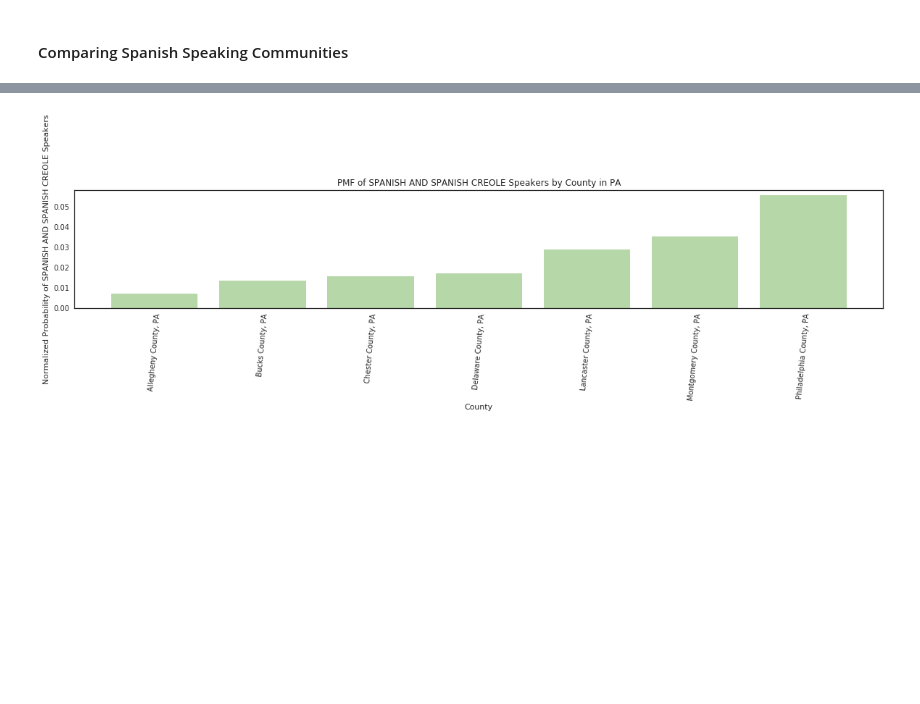
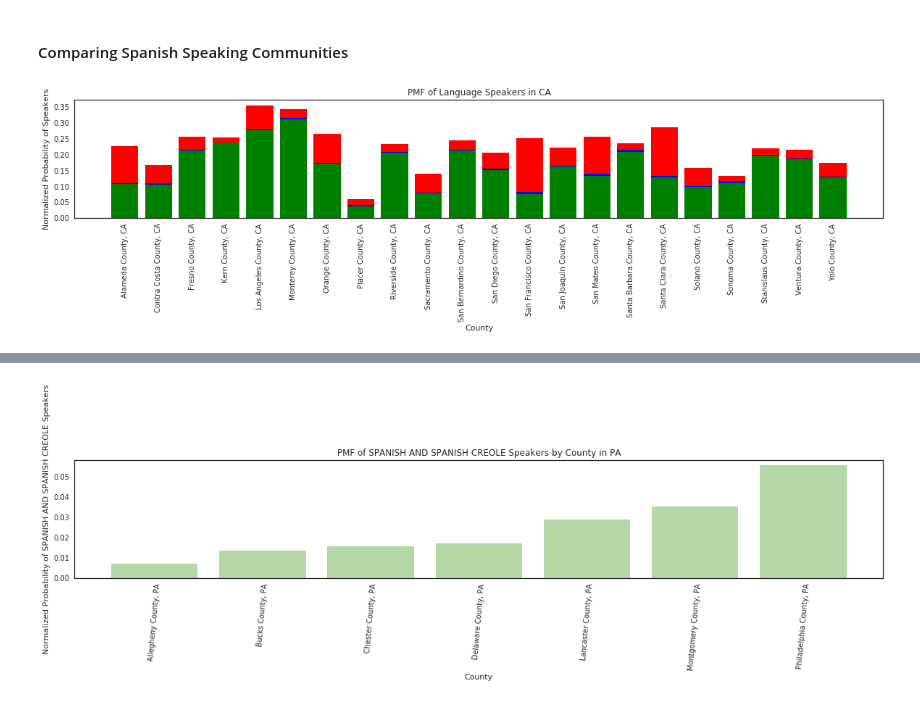
Before and after one commit to AllisonBusa/The-Mother-Tongue-of-US-Communities, a Jupyter notebook: project1-Copy1.ipynb, the cells around one changed output, grey strips where cells are left out. Saved outputs shown, nothing was run; the diff lists cells and outputs as text; code cells hidden in the pictures; blank space fills up the shorter version.

Commit message:
did some jazz made plots stacked

```diff
--- a/project1-Copy1.ipynb
+++ b/project1-Copy1.ipynb
@@ -626,7 +626,7 @@ def createListofLanguageGroupsCounties(statename):
     #Reading Excel spreadsheet
     textfileName =  "/home/jobanner/The-Mother-Tongue-of-US-Communities/raw_data/LanguageSpokenatHome_County_2009-2013.xls"
     #Initializing languages which we are looking for
-    languagegroupstolookfor = ["SPANISH AND SPANISH CREOLE", ".Italian","..German", ".Scandinavian languages",
+    languagegroupstolookfor = ["SPANISH AND SPANISH CREOLE", ".Italian","..German", ".Scandinavian languages","..Pennsylvania Dutch",
                                  "ASIAN AND PACIFIC ISLAND LANGUAGES",".Navajo", ".Other Native North American languages"]
     #Initializing counties list
     countyNames = createCountiesList(statename)
@@ -651,9 +651,9 @@ def createListofLanguageGroupsCounties(statename):
                 languagesperState.loc[sheet, language] = num
 
      #Putting Some Languages into Categories and Deleting the Individual Ones
-    languagesperState['German, Scandinavian, Italian'] = languagesperState.iloc[:, 1:4].sum(axis=1)
-    languagesperState['Native North American'] = languagesperState.iloc[:, 5:7].sum(axis=1)
-    languagesperState.drop([".Italian","..German", ".Scandinavian languages",".Navajo", ".Other Native North American languages"], axis = 1, inplace = True)
+    languagesperState['German, Scandinavian, Italian'] = languagesperState.iloc[:, 1:5].sum(axis=1)
+    languagesperState['Native North American'] = languagesperState.iloc[:, 6:8].sum(axis=1)
+    languagesperState.drop([".Italian","..German", ".Scandinavian languages",".Navajo", ".Other Native North American languages","..Pennsylvania Dutch"], axis = 1, inplace = True)
 
 
     return languagesperState
@@ -691,9 +691,33 @@ def plotLanguages(state,countynumber, df):
         plt.title("PMF of Language Speakers in "+str(rep))
         plt.xlabel("County")
         plt.ylabel("Normalized Probability of Speakers")
+# %%
+def plotLanguagesMOM(state):
+    countylist = createCountiesList([state])
+    df= createListofLanguageGroupsCounties([state])
+    plt.figure(figsize=(20, 3))
+
+    for i in range(0,len(df)):
+        p1= df["SPANISH AND SPANISH CREOLE"][i]
+        p2=df["German, Scandinavian, Italian"][i]
+        p3=df["ASIAN AND PACIFIC ISLAND LANGUAGES"][i]
+        p4=df["Native North American"][i]
+        plt.bar(i, p1,color='g')
+        plt.bar(i, p2,bottom=p1,color='b')
+        plt.bar(i, p3,bottom=p1+p2,color='r')
+        plt.bar(i, p4,bottom=p1+p2+p3,color='#800080')
+        plt.autoscale(enable=True)
+        plt.xticks(range(0,len(countylist)),countylist,rotation=90)
+        plt.title("PMF of Language Speakers in "+str(state))
+        plt.xlabel("County")
+        plt.ylabel("Normalized Probability of Speakers")
 # %% [markdown]
 #### Comparing Spanish Speaking Communities
 # %%
 cali = createListofLanguageGroupsCounties(["CA"])
+# %%
+plotLanguagesMOM("CA")
+# %% [output]
+[figure, added]
 # %%
 plotCounties("CA", "SPANISH AND SPANISH CREOLE", cali)
```
Also changed, not shown: parts of 3 cells of this notebook.
